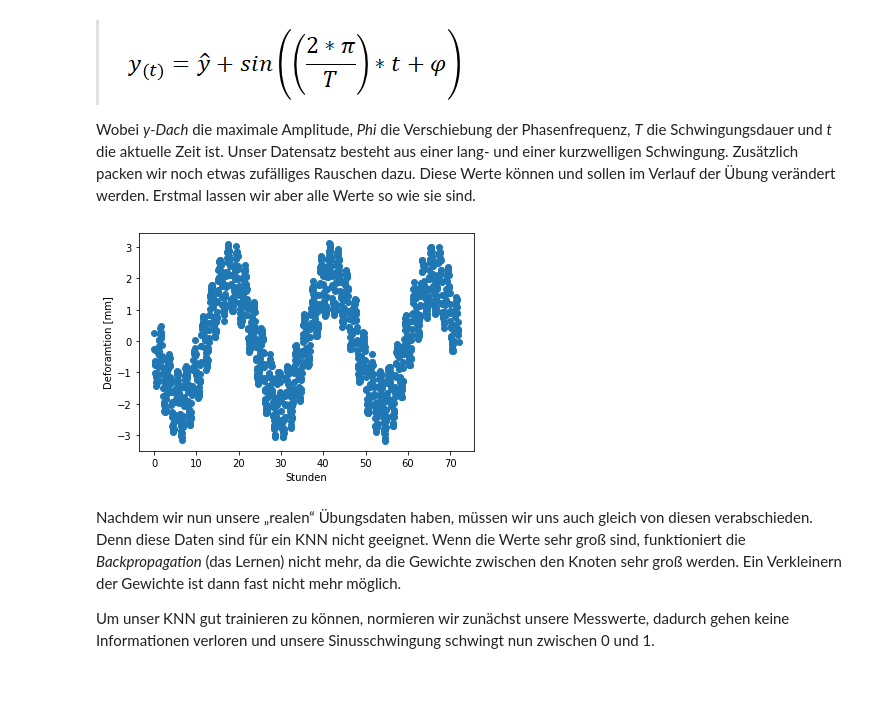
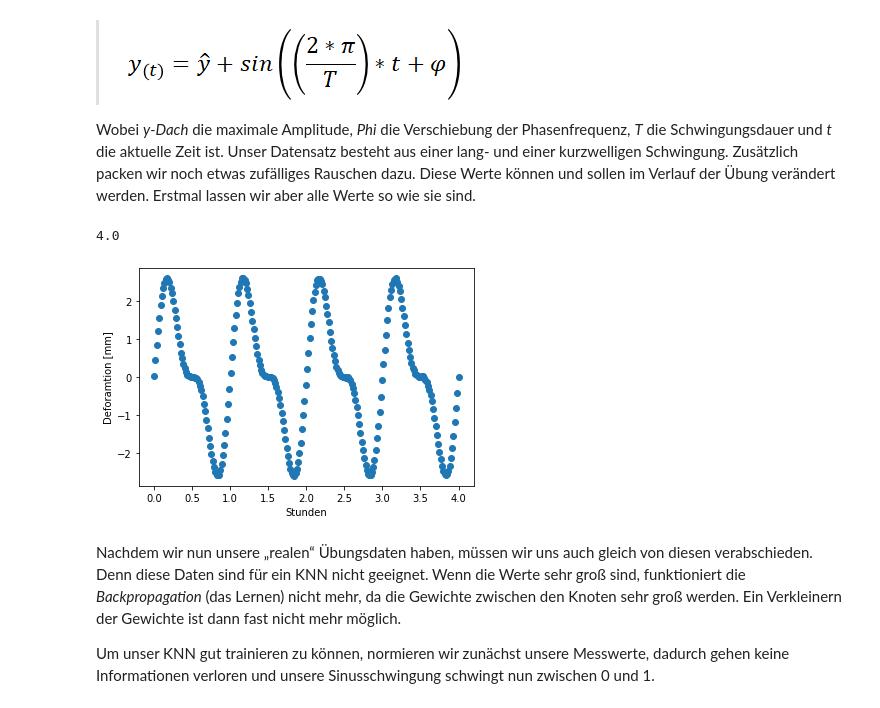
Before and after one commit to eb17/Zeitreihe_LSTM, a Jupyter notebook: 5_Maschinelles_Lernen_für_Zeitreihenvorhersagen__Übung_korrigiert.ipynb, the cells around one changed output. Cells and saved outputs as stored; diff of their text form; code cells hidden in the pictures.

```diff
--- a/5_Maschinelles_Lernen_für_Zeitreihenvorhersagen__Übung_korrigiert.ipynb
+++ b/5_Maschinelles_Lernen_für_Zeitreihenvorhersagen__Übung_korrigiert.ipynb
@@ -82,15 +82,19 @@ Eigentlich würden wir hier jetzt die Messwerte importieren. Damit wir flexibel
 
 Wobei *y-Dach* die maximale Amplitude, *Phi* die Verschiebung der Phasenfrequenz, *T* die Schwingungsdauer und *t* die aktuelle Zeit ist. Unser Datensatz besteht aus einer lang- und einer kurzwelligen Schwingung. Zusätzlich packen wir noch etwas zufälliges Rauschen dazu. Diese Werte können und sollen im Verlauf der Übung verändert werden. Erstmal lassen wir aber alle Werte so wie sie sind.
 # %%
-x = np.linspace(0.0, 72.0, num=1440)
-dataset = 2 * np.sin((2 * np.pi / (1/60))* x +np.pi) + np.sin((2 * np.pi / 2)* x -np.pi) + np.random.randn(1440) *00.1
+stunden = 4
+num = 60* stunden
+x = np.linspace(0.0, stunden, num=num)
+print(x.max())
+dataset = (2* np.sin((2 * np.pi / (1))* x)) + np.sin((2 * np.pi / (0.5))* x) + np.random.randn(num)*0.1
 # show the data
 plt.xlabel('Stunden')
 plt.ylabel('Deforamtion [mm]')
 plt.scatter(x,dataset)
 plt.show()
 # %% [output]
+4.0
-[figure, old version]
+[figure, new version]
 # %% [markdown]
 Nachdem wir nun unsere „realen“ Übungsdaten haben, müssen wir uns auch gleich von diesen verabschieden. Denn diese Daten sind für ein KNN nicht geeignet. Wenn die Werte sehr groß sind, funktioniert die *Backpropagation* (das Lernen) nicht mehr, da die Gewichte zwischen den Knoten sehr groß werden. Ein Verkleinern der Gewichte ist dann fast nicht mehr möglich.
 
```
Also changed, not shown: parts of 7 cells of this notebook.
